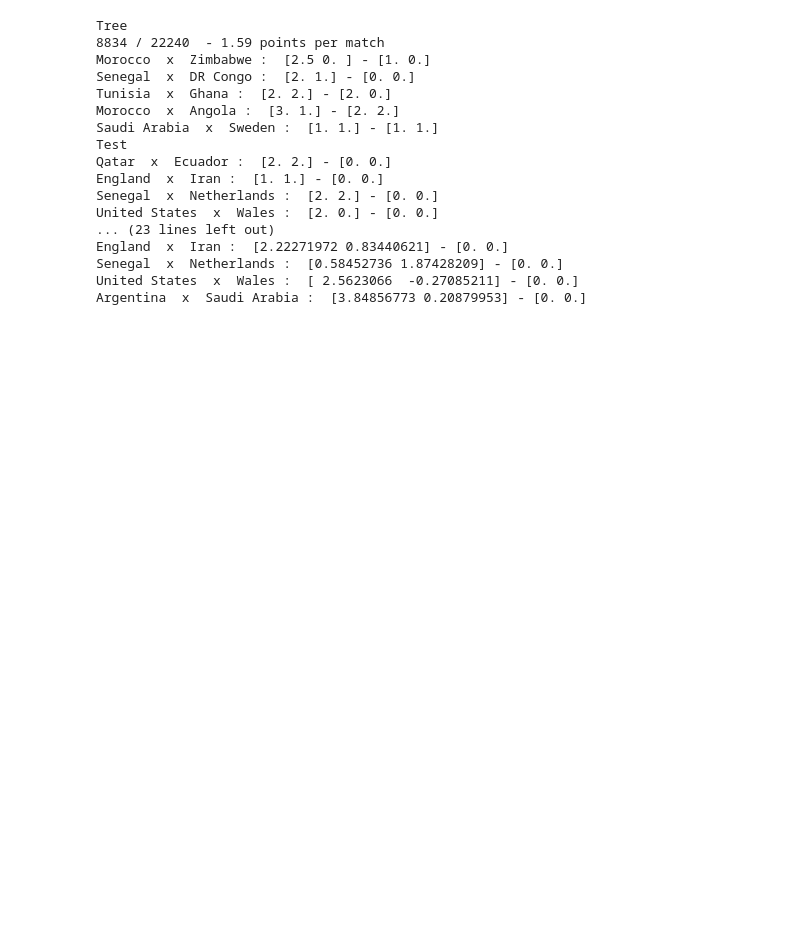
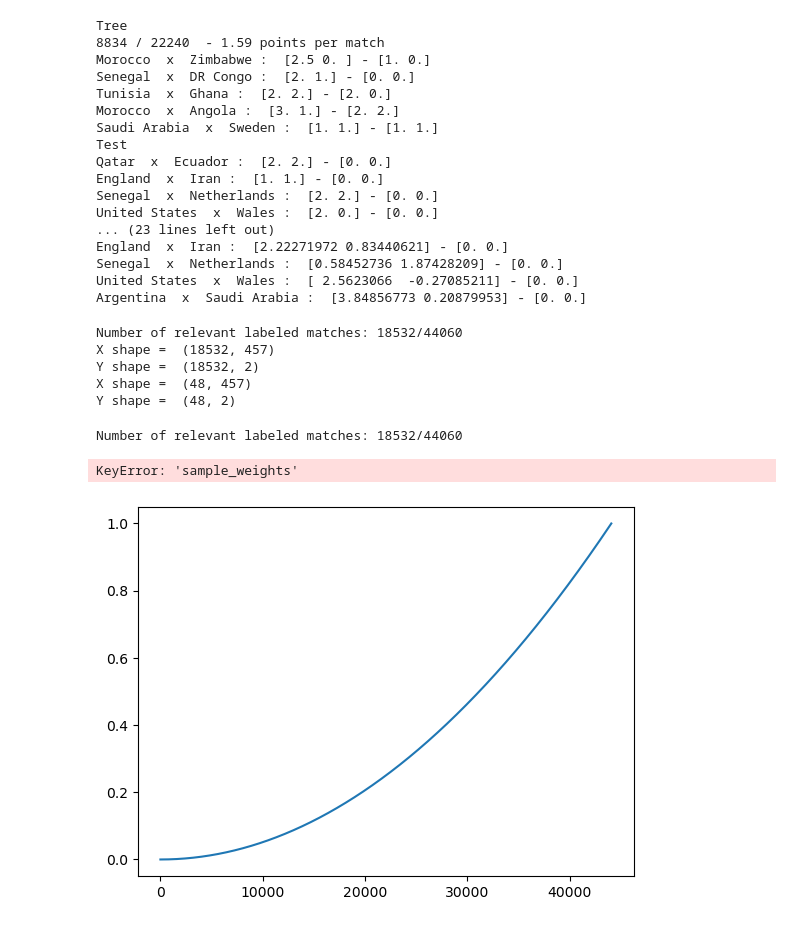
Before and after one commit to bulkam/AIMatch, a Jupyter notebook: Data_processing.ipynb, the cells around one changed output. Drawn from its saved outputs; the diff is of its cells as text; code cells hidden in the pictures; blank space fills up the shorter version.

Commit message:
sample_weights

```diff
--- a/Data_processing.ipynb
+++ b/Data_processing.ipynb
@@ -232,3 +220,26 @@ England  x  Iran :  [2.22271972 0.83440621] - [0. 0.]
 Senegal  x  Netherlands :  [0.58452736 1.87428209] - [0. 0.]
 United States  x  Wales :  [ 2.5623066  -0.27085211] - [0. 0.]
 Argentina  x  Saudi Arabia :  [3.84856773 0.20879953] - [0. 0.]
+# %%
+# Assign weights to samples
+dataset = prep.Dataset()
+X_train, Y_train, X_val, Y_val, X_test = dataset.get_input_data() # see which parameters can be modified
+# %% [output]
+Number of relevant labeled matches: 18532/44060
+X shape =  (18532, 457)
+Y shape =  (18532, 2)
+X shape =  (48, 457)
+Y shape =  (48, 2)
+# %%
+importlib.reload(prep)
+X_train, Y_train, X_val, Y_val, X_test, sample_weights_train, sample_weights_val = prep.Dataset().get_input_data(sample_weights_degree=2) # see which parameters can be modified
+# %% [output]
+Number of relevant labeled matches: 18532/44060
+KeyError: 'sample_weights'
+# %%
+importlib.reload(prep)
+dataset.df_labeled = prep.add_sample_weights(dataset.df_labeled, degree=2)
+plt.plot(dataset.df_labeled["sample_weight"])
+plt.show()
+# %% [output]
+[figure, added]
```
Also changed, not shown: parts of 1 cell of this notebook, 1 other file.
